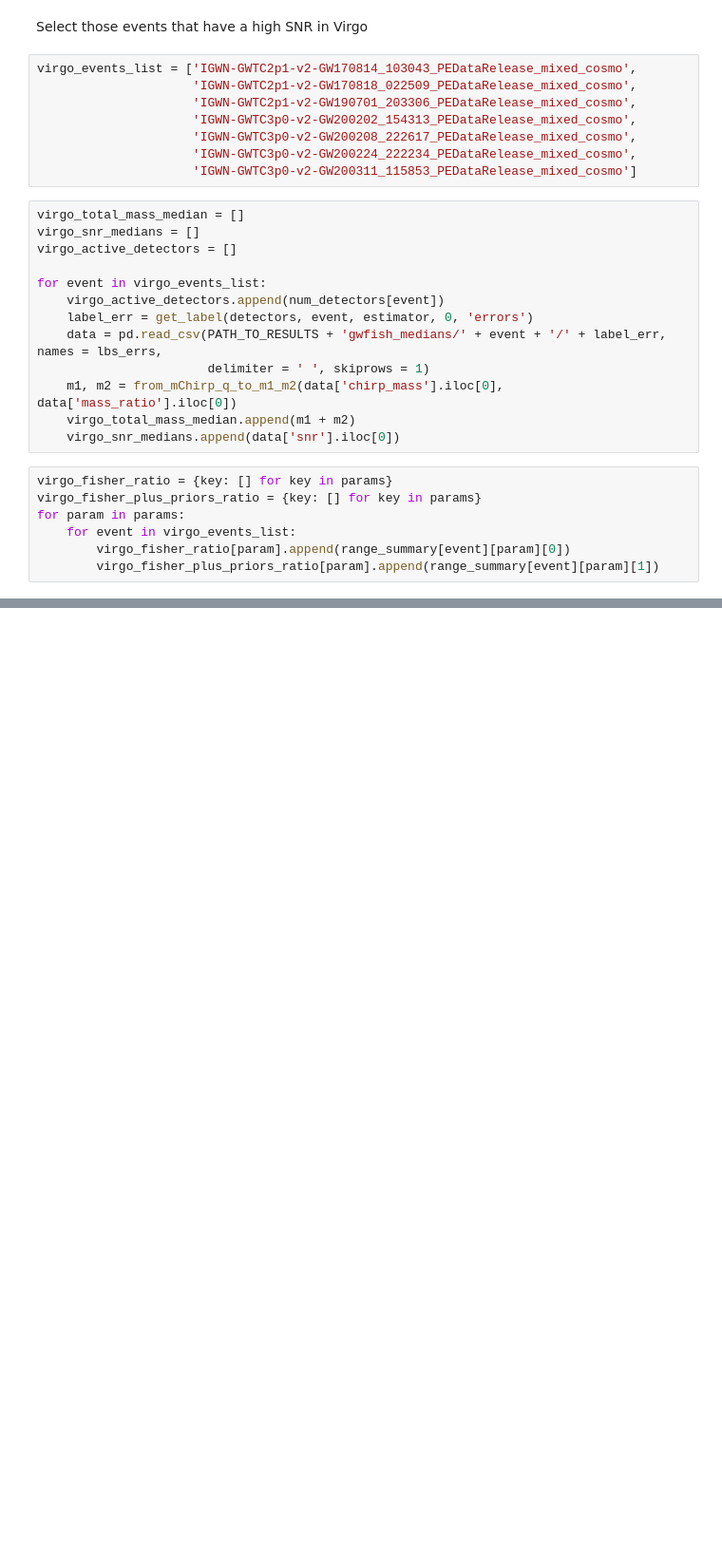
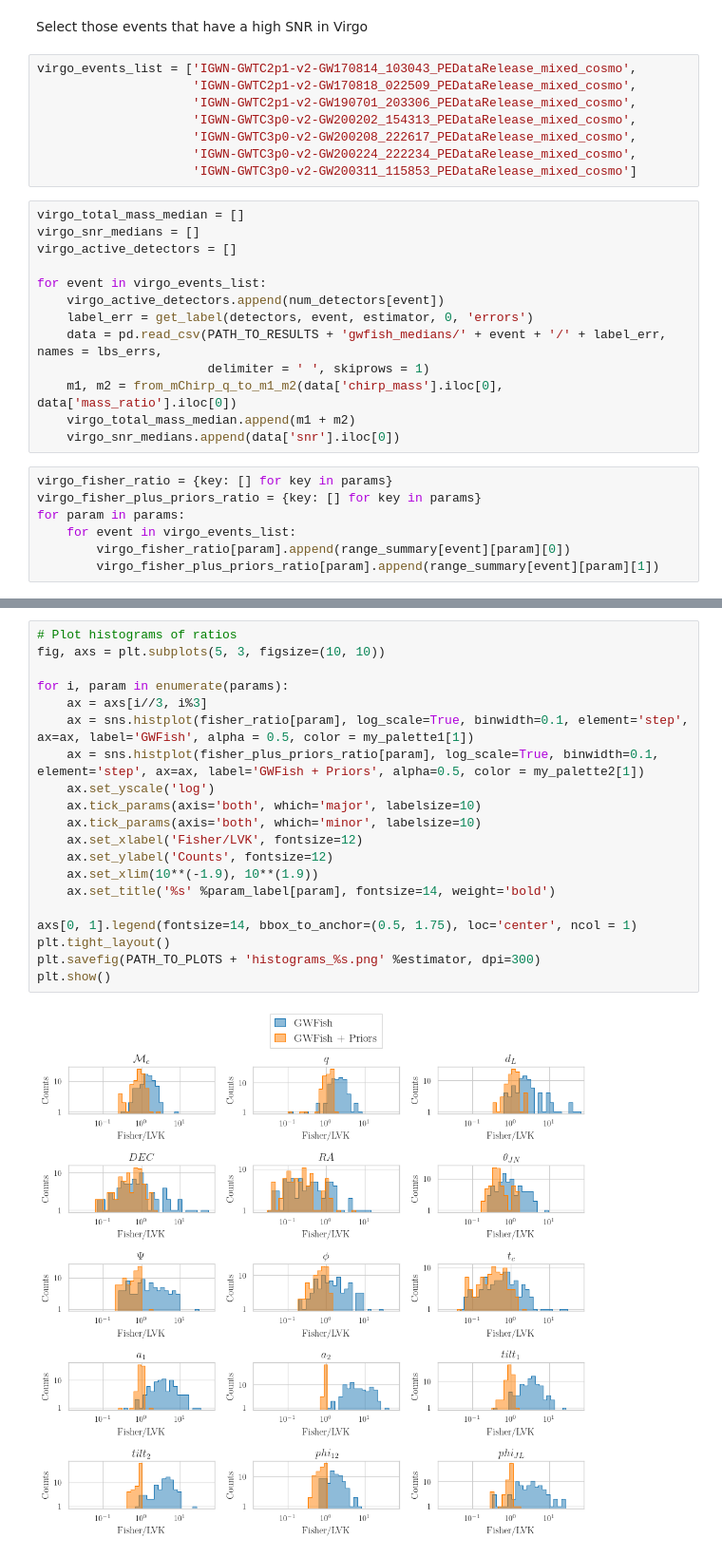
Before and after one commit to u-dupletsa/GWFish-meets-Priors, a Jupyter notebook: confidence_levels_ratio_plots_all_ev.ipynb, the cells around one changed output, grey strips where cells are left out. Shown at 95% size. Drawn from its saved outputs; the diff is of its cells as text; blank space fills up the shorter version.

```diff
--- a/confidence_levels_ratio_plots_all_ev.ipynb
+++ b/confidence_levels_ratio_plots_all_ev.ipynb
@@ -199,0 +200,22 @@ plt.savefig(PATH_TO_PLOTS + 'virgo_subsummary_plot_%s.png' %estimator, dpi=300)
+# %%
+# Plot histograms of ratios
+fig, axs = plt.subplots(5, 3, figsize=(10, 10))
+
+for i, param in enumerate(params):
+    ax = axs[i//3, i%3]
+    ax = sns.histplot(fisher_ratio[param], log_scale=True, binwidth=0.1, element='step', ax=ax, label='GWFish', alpha = 0.5, color = my_palette1[1])
+    ax = sns.histplot(fisher_plus_priors_ratio[param], log_scale=True, binwidth=0.1, element='step', ax=ax, label='GWFish + Priors', alpha=0.5, color = my_palette2[1])
+    ax.set_yscale('log')
+    ax.tick_params(axis='both', which='major', labelsize=10)
+    ax.tick_params(axis='both', which='minor', labelsize=10)
+    ax.set_xlabel('Fisher/LVK', fontsize=12)
+    ax.set_ylabel('Counts', fontsize=12)
+    ax.set_xlim(10**(-1.9), 10**(1.9))
+    ax.set_title('%s' %param_label[param], fontsize=14, weight='bold')
+
+axs[0, 1].legend(fontsize=14, bbox_to_anchor=(0.5, 1.75), loc='center', ncol = 1)
+plt.tight_layout()
+plt.savefig(PATH_TO_PLOTS + 'histograms_%s.png' %estimator, dpi=300)
+plt.show()
+# %% [output]
+[figure, added]
```
Also changed, not shown: parts of 3 cells of this notebook.
